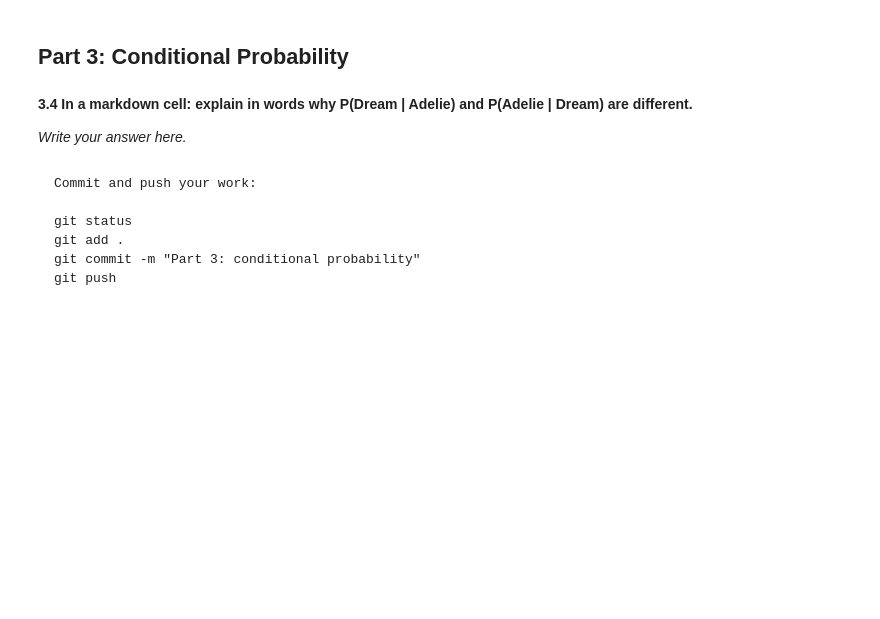
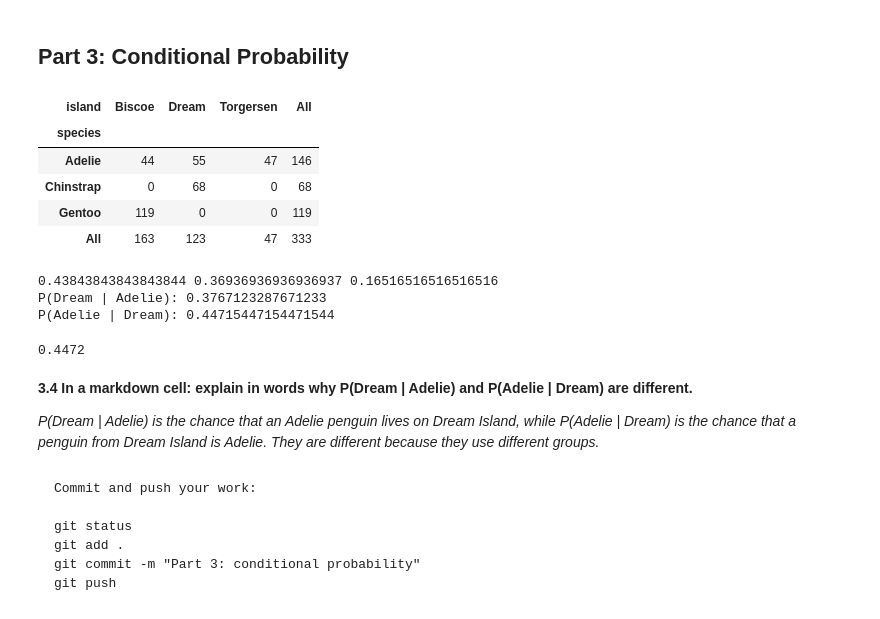
Before and after one commit to rifath156/dmv-practical-3, a Jupyter notebook: Practical_3_T.ipynb, the cells around one changed output. Saved outputs shown, nothing was run; the diff lists cells and outputs as text; code cells hidden in the pictures; blank space fills up the shorter version.

```diff
--- a/Practical_3_T.ipynb
+++ b/Practical_3_T.ipynb
@@ -95,14 +95,38 @@ git push
 ## Part 3: Conditional Probability
 # %%
 # 3.1 Make a table of species against island with counts, including totals (`margins=True`).
+table = pd.crosstab(df["species"], df["island"], margins=True)
+table
+# %% [output]
+| island | Biscoe | Dream | Torgersen | All |
+| species |  |  |  |  |
+| Adelie | 44 | 55 | 47 | 146 |
+| Chinstrap | 0 | 68 | 0 | 68 |
+| Gentoo | 119 | 0 | 0 | 119 |
+| All | 163 | 123 | 47 | 333 |
 # %%
 # 3.2 Calculate P(Adelie), P(Dream), P(Adelie and Dream), P(Dream | Adelie), and P(Adelie | Dream).
+n = table.loc["All", "All"]
+p_adelie = table.loc["Adelie", "All"] / n
+p_dream = table.loc["All", "Dream"] / n
+p_both = table.loc["Adelie", "Dream"] / n
+print(p_adelie, p_dream, p_both)
+print("P(Dream | Adelie):", p_both / p_adelie)
+print("P(Adelie | Dream):", p_both / p_dream)
+# %% [output]
+0.43843843843843844 0.36936936936936937 0.16516516516516516
+P(Dream | Adelie): 0.3767123287671233
+P(Adelie | Dream): 0.44715447154471544
 # %%
 # 3.3 Check Bayes' theorem: calculate P(Adelie | Dream) from P(Dream | Adelie), P(Adelie), and P(Dream).
+bayes = (p_both / p_adelie) * p_adelie / p_dream
+print(round(bayes, 4))
+# %% [output]
+0.4472
 # %% [markdown]
 **3.4 In a markdown cell: explain in words why P(Dream | Adelie) and P(Adelie | Dream) are different.**
 
-*Write your answer here.*
+*P(Dream | Adelie) is the chance that an Adelie penguin lives on Dream Island, while P(Adelie | Dream) is the chance that a penguin from Dream Island is Adelie. They are different because they use different groups.*
 # %% [markdown]
 <pre>
 Commit and push your work:
```
